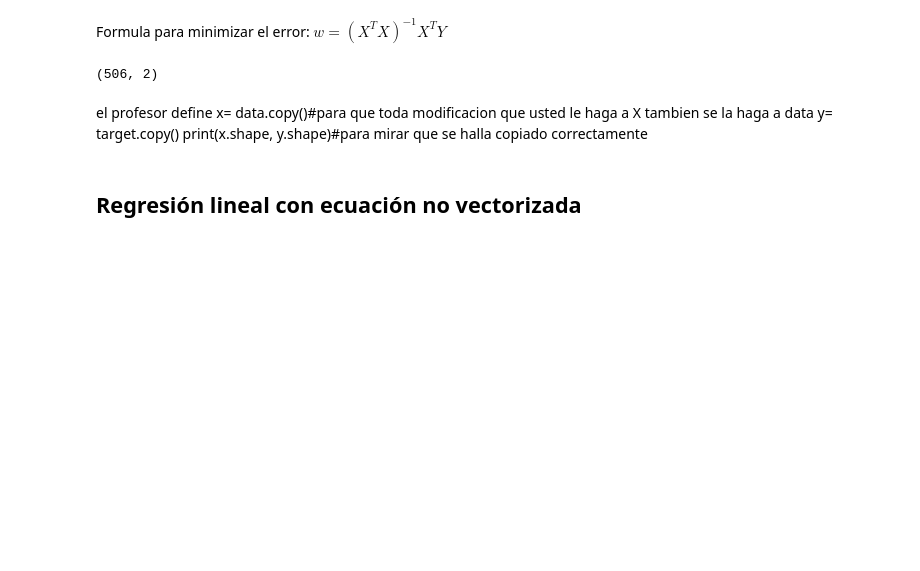
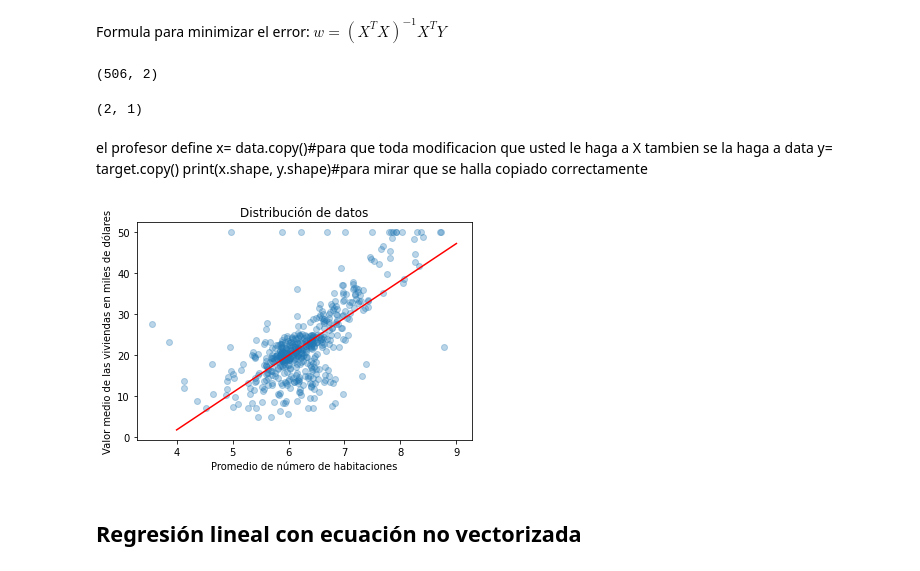
Before and after one commit to ylathan/CarpetaHenry, a Jupyter notebook: Class_linear_regresion.ipynb, the cells around one changed output. Saved outputs shown, nothing was run; the diff lists cells and outputs as text; code cells hidden in the pictures; blank space fills up the shorter version.

```diff
--- a/Class_linear_regresion.ipynb
+++ b/Class_linear_regresion.ipynb
@@ -79,11 +79,26 @@ X = np.concatenate((np.ones(X.shape),X), axis= 1 )#esto se hace porque el INTERC
 X.shape #aqui puedo ver que tengo 506 datos y 2 columnas
 # %% [output]
 (506, 2)
+# %%
+W = np.linalg.inv(X.T@X) @ X.T@Y
+# %%
+W.shape
+# %% [output]
+(2, 1)
 # %% [markdown]
 el profesor define
 x= data.copy()#para que toda modificacion que usted le haga a X tambien se la haga a data
 y= target.copy()
 print(x.shape, y.shape)#para mirar que se halla copiado correctamente
+# %%
+plt.scatter(X[:,1],Y[:,0], alpha=0.3)
+plt.title('Distribución de datos')
+plt.xlabel('Promedio de número de habitaciones')
+plt.ylabel('Valor medio de las viviendas en miles de dólares')
+plt.plot([4,9], [W[0,0] + W[1,0]*4,W[0,0] + W[1,0]*9], color= "red")
+plt.show()
+# %% [output]
+[figure, added]
 # %% [markdown]
 ## **Regresión lineal con ecuación no vectorizada**
 # %% [markdown]
```
Also changed, not shown: parts of 3 cells of this notebook.
